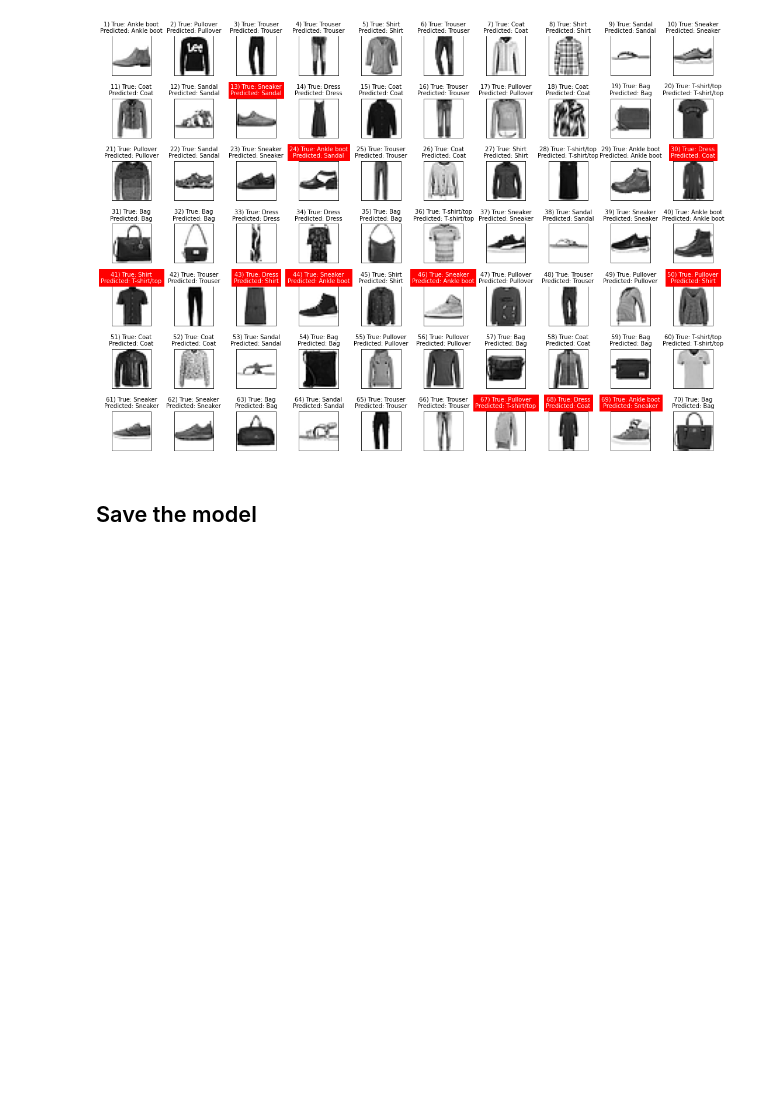
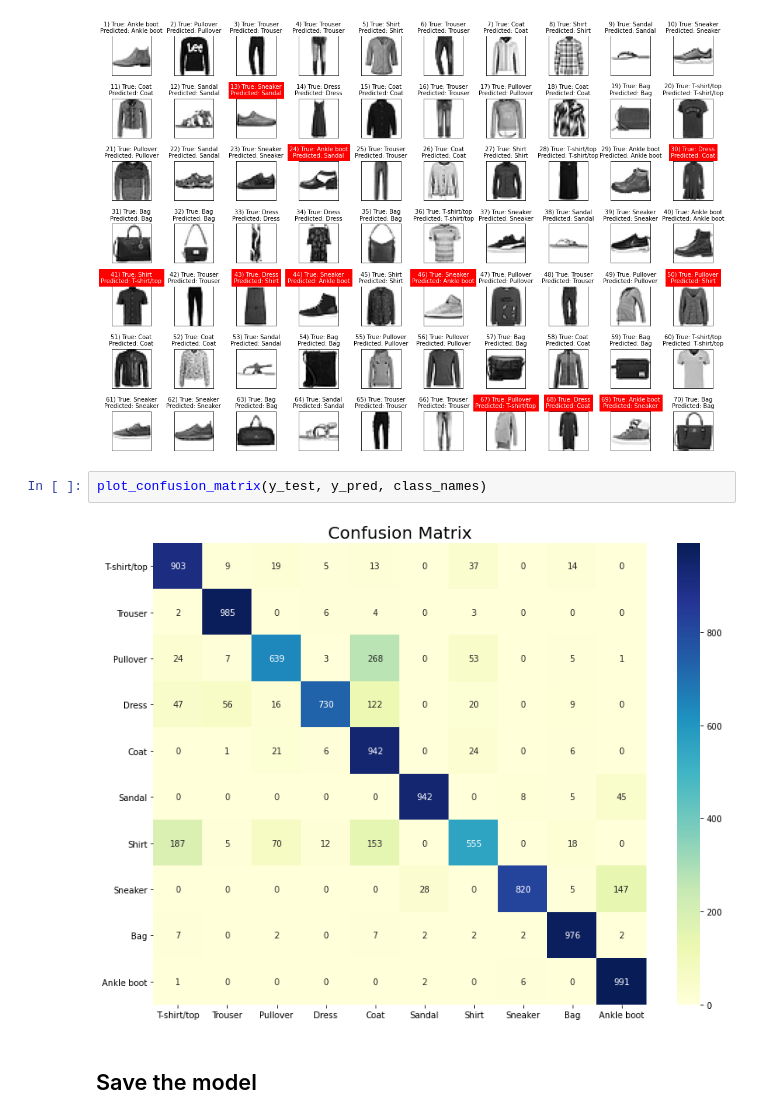
Before and after one commit to trizkynoviandy/clothes-classification, a Jupyter notebook: fashion-MNIST-classifcation.ipynb, the cells around one changed output. Saved outputs shown, nothing was run; the diff lists cells and outputs as text; blank space fills up the shorter version.

```diff
--- a/fashion-MNIST-classifcation.ipynb
+++ b/fashion-MNIST-classifcation.ipynb
@@ -148,6 +174,10 @@ for i in range(70):
 plt.tight_layout()
 # %% [output]
 [figure]
+# %%
+plot_confusion_matrix(y_test, y_pred, class_names)
+# %% [output]
+[figure, added]
 # %% [markdown]
 ## Save the model
 # %%
```
Also changed, not shown: parts of 11 cells of this notebook.
